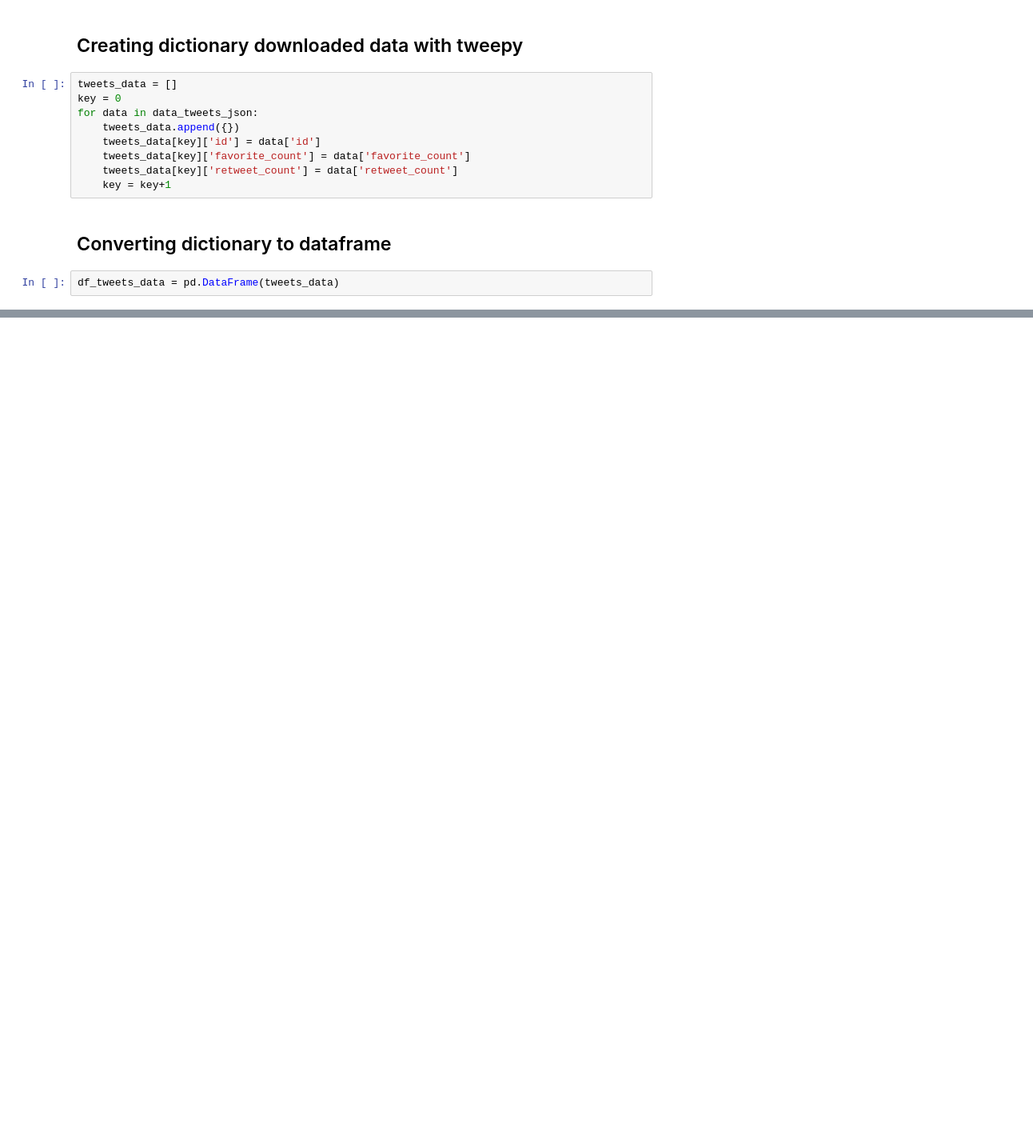
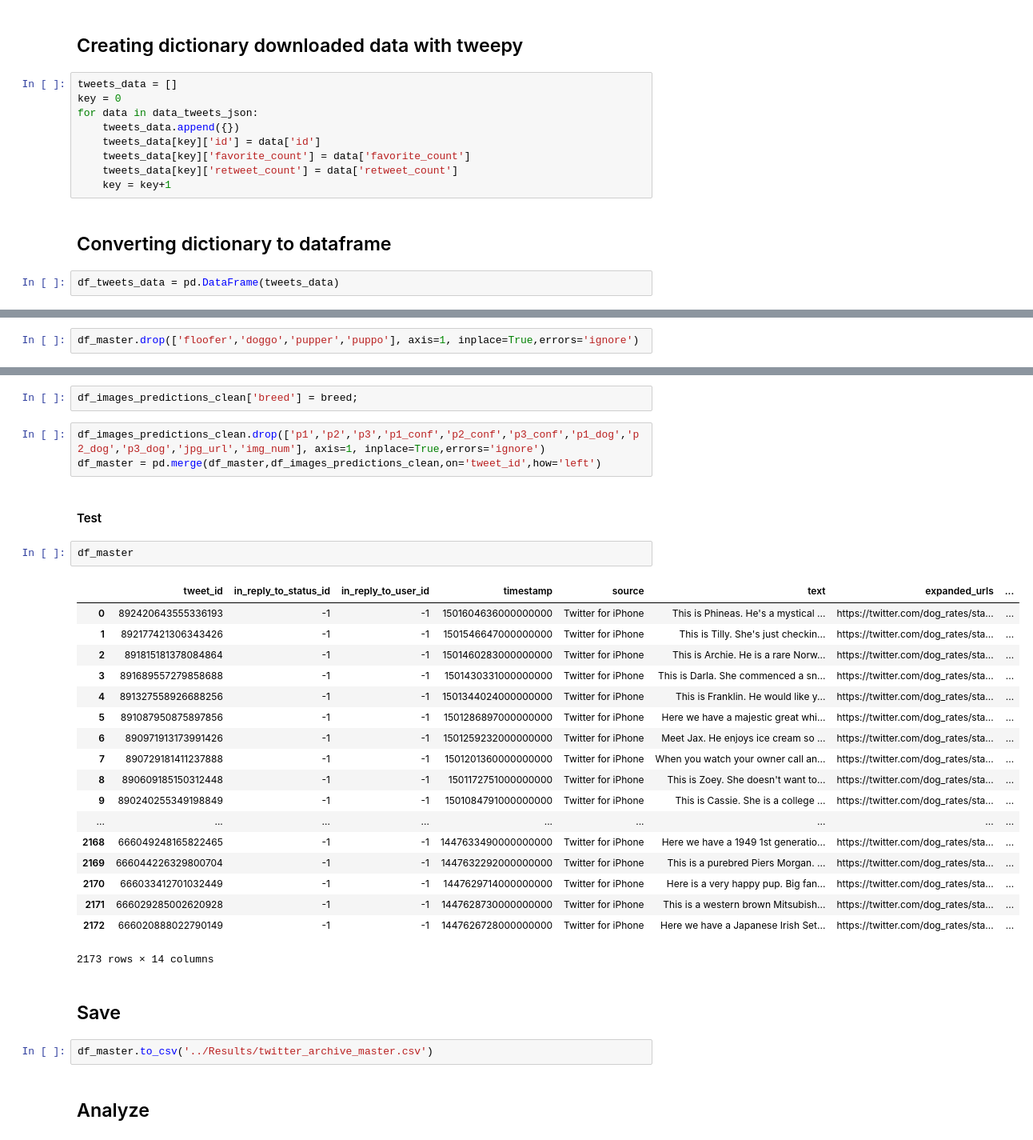
Before and after one commit to luisneto98/WeRateDoga, a Jupyter notebook: notebook/wrangle_act.ipynb, the cells around one changed output, grey strips where cells are left out. Shown at 80% size. Drawn from its saved outputs; the diff is of its cells as text; blank space fills up the shorter version.

```diff
--- a/notebook/wrangle_act.ipynb
+++ b/notebook/wrangle_act.ipynb
@@ -69,0 +292,2 @@ df_tweets_data.head(5)
+# %%
+df_master.drop(['floofer','doggo','pupper','puppo'], axis=1, inplace=True,errors='ignore')
@@ -69,0 +323,34 @@ df_tweets_data.head(5)
+# %%
+df_images_predictions_clean['breed'] = breed;
+# %%
+df_images_predictions_clean.drop(['p1','p2','p3','p1_conf','p2_conf','p3_conf','p1_dog','p2_dog','p3_dog','jpg_url','img_num'], axis=1, inplace=True,errors='ignore')
+df_master = pd.merge(df_master,df_images_predictions_clean,on='tweet_id',how='left')
+# %% [markdown]
+#### Test
+# %%
+df_master
+# %% [output]
+|  | tweet_id | in_reply_to_status_id | in_reply_to_user_id | timestamp | source | text | expanded_urls | ... |
+| 0 | 892420643555336193 | -1 | -1 | 1501604636000000000 | Twitter for iPhone | This is Phineas. He's a mystical ... | https://twitter.com/dog_rates/sta... | ... |
+| 1 | 892177421306343426 | -1 | -1 | 1501546647000000000 | Twitter for iPhone | This is Tilly. She's just checkin... | https://twitter.com/dog_rates/sta... | ... |
+| 2 | 891815181378084864 | -1 | -1 | 1501460283000000000 | Twitter for iPhone | This is Archie. He is a rare Norw... | https://twitter.com/dog_rates/sta... | ... |
+| 3 | 891689557279858688 | -1 | -1 | 1501430331000000000 | Twitter for iPhone | This is Darla. She commenced a sn... | https://twitter.com/dog_rates/sta... | ... |
+| 4 | 891327558926688256 | -1 | -1 | 1501344024000000000 | Twitter for iPhone | This is Franklin. He would like y... | https://twitter.com/dog_rates/sta... | ... |
+| 5 | 891087950875897856 | -1 | -1 | 1501286897000000000 | Twitter for iPhone | Here we have a majestic great whi... | https://twitter.com/dog_rates/sta... | ... |
+| 6 | 890971913173991426 | -1 | -1 | 1501259232000000000 | Twitter for iPhone | Meet Jax. He enjoys ice cream so ... | https://twitter.com/dog_rates/sta... | ... |
+| 7 | 890729181411237888 | -1 | -1 | 1501201360000000000 | Twitter for iPhone | When you watch your owner call an... | https://twitter.com/dog_rates/sta... | ... |
+| 8 | 890609185150312448 | -1 | -1 | 1501172751000000000 | Twitter for iPhone | This is Zoey. She doesn't want to... | https://twitter.com/dog_rates/sta... | ... |
+| 9 | 890240255349198849 | -1 | -1 | 1501084791000000000 | Twitter for iPhone | This is Cassie. She is a college ... | https://twitter.com/dog_rates/sta... | ... |
+| ... | ... | ... | ... | ... | ... | ... | ... | ... |
+| 2168 | 666049248165822465 | -1 | -1 | 1447633490000000000 | Twitter for iPhone | Here we have a 1949 1st generatio... | https://twitter.com/dog_rates/sta... | ... |
+| 2169 | 666044226329800704 | -1 | -1 | 1447632292000000000 | Twitter for iPhone | This is a purebred Piers Morgan. ... | https://twitter.com/dog_rates/sta... | ... |
+| 2170 | 666033412701032449 | -1 | -1 | 1447629714000000000 | Twitter for iPhone | Here is a very happy pup. Big fan... | https://twitter.com/dog_rates/sta... | ... |
+| 2171 | 666029285002620928 | -1 | -1 | 1447628730000000000 | Twitter for iPhone | This is a western brown Mitsubish... | https://twitter.com/dog_rates/sta... | ... |
+| 2172 | 666020888022790149 | -1 | -1 | 1447626728000000000 | Twitter for iPhone | Here we have a Japanese Irish Set... | https://twitter.com/dog_rates/sta... | ... |
+2173 rows × 14 columns
+# %% [markdown]
+## Save
+# %%
+df_master.to_csv('../Results/twitter_archive_master.csv')
+# %% [markdown]
+## Analyze
```
Also changed, not shown: parts of 97 cells of this notebook, 7 other files.
